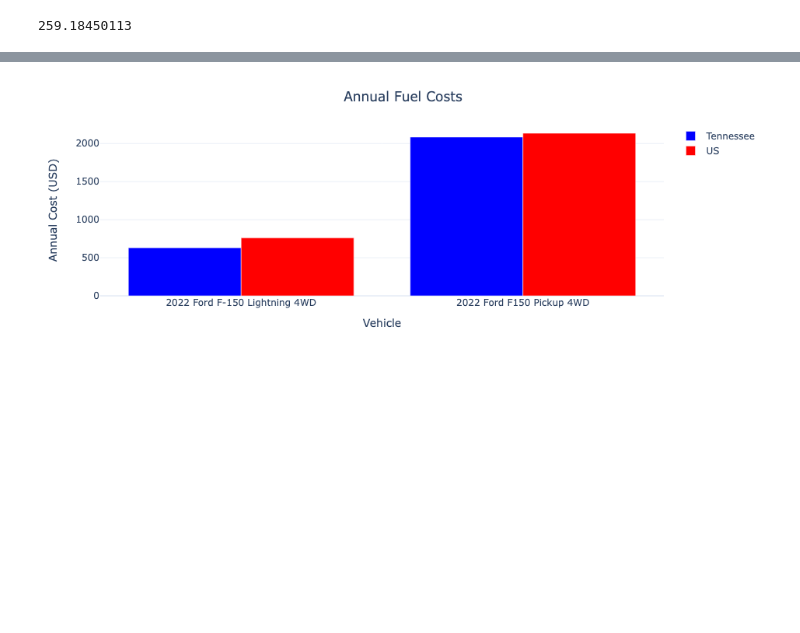
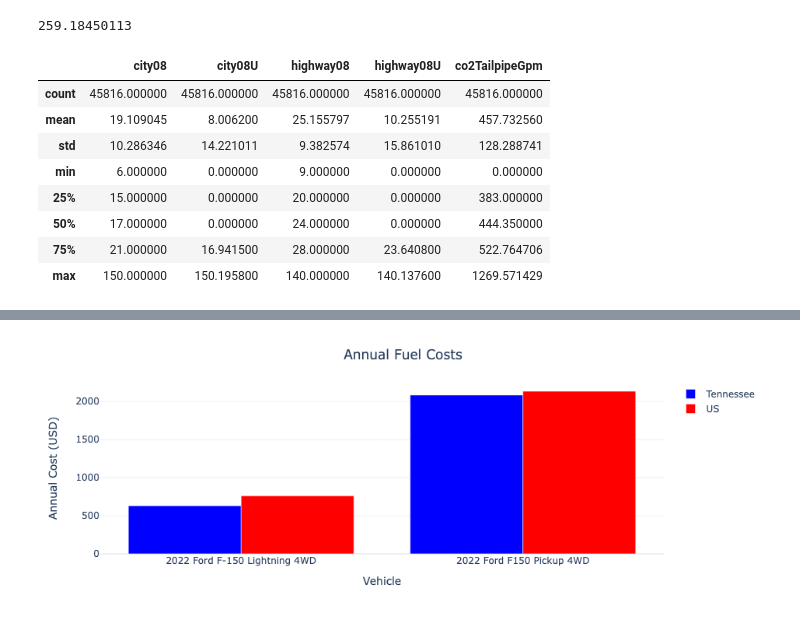
Before and after one commit to richardbradshaw/cars_dash, a Jupyter notebook: Dash_analysis.ipynb, the cells around one changed output, grey strips where cells are left out. Cells and saved outputs as stored; diff of their text form; code cells hidden in the pictures; blank space fills up the shorter version.

```diff
--- a/Dash_analysis.ipynb
+++ b/Dash_analysis.ipynb
@@ -710,3 +718,15 @@ def fuel_costs(car_in, state_in):
 car1_costs, car1_co2_state, car1_co2_US, car1_co2_tailpipe, car1_name = fuel_costs(car1, 'Tennessee')
 car2_costs, car2_co2_state, car2_co2_US, car2_co2_tailpipe, car2_name = fuel_costs(car2, 'Tennessee')
 car3_costs, car3_co2_state, car3_co2_US, car3_co2_tailpipe, car3_name = fuel_costs(car3, 'Tennessee')
+# %%
+cars[['city08', 'city08U', 'highway08', 'highway08U', 'co2TailpipeGpm']].describe()
+# %% [output]
+|  | city08 | city08U | highway08 | highway08U | co2TailpipeGpm |
+| count | 45816.000000 | 45816.000000 | 45816.000000 | 45816.000000 | 45816.000000 |
+| mean | 19.109045 | 8.006200 | 25.155797 | 10.255191 | 457.732560 |
+| std | 10.286346 | 14.221011 | 9.382574 | 15.861010 | 128.288741 |
+| min | 6.000000 | 0.000000 | 9.000000 | 0.000000 | 0.000000 |
+| 25% | 15.000000 | 0.000000 | 20.000000 | 0.000000 | 383.000000 |
+| 50% | 17.000000 | 0.000000 | 24.000000 | 0.000000 | 444.350000 |
+| 75% | 21.000000 | 16.941500 | 28.000000 | 23.640800 | 522.764706 |
+| max | 150.000000 | 150.195800 | 140.000000 | 140.137600 | 1269.571429 |
```
Also changed, not shown: parts of 27 cells of this notebook, 1 other file.
